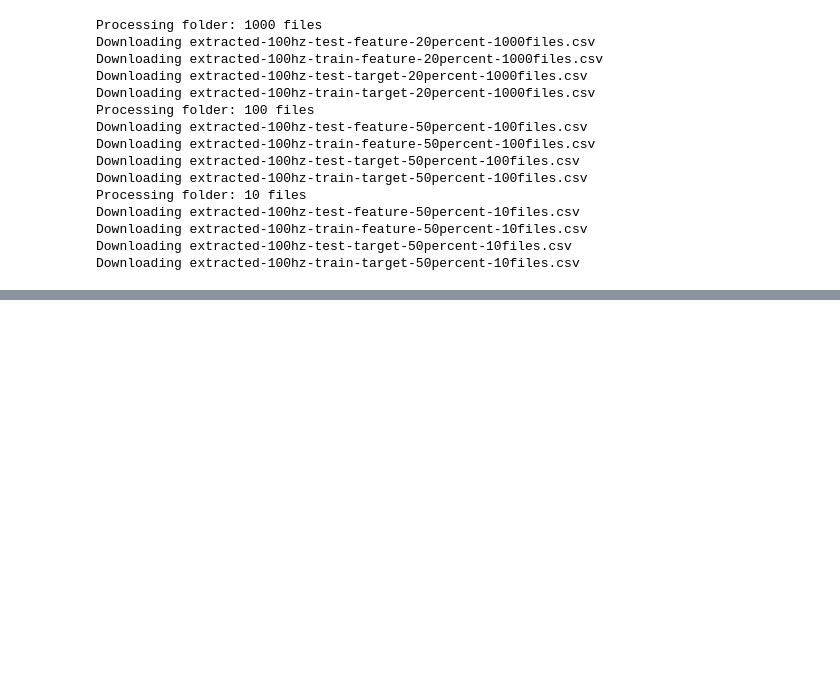
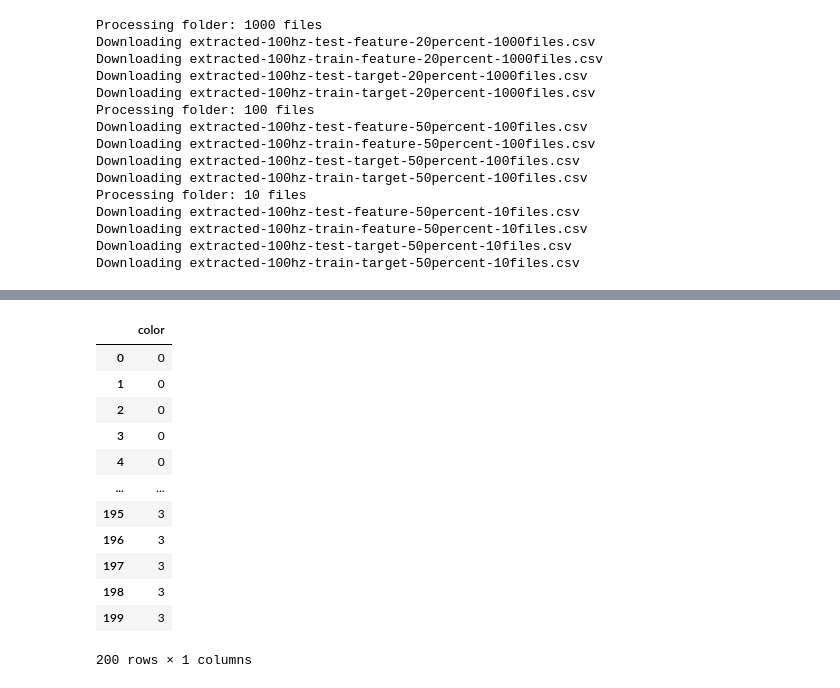
Before and after one commit to aadityane93/SortingLine-ml, a Jupyter notebook: Feature_Selection_and_Model_Training.ipynb, the cells around one changed output, grey strips where cells are left out. Cells and saved outputs as stored; diff of their text form; code cells hidden in the pictures; blank space fills up the shorter version.

```diff
--- a/Feature_Selection_and_Model_Training.ipynb
+++ b/Feature_Selection_and_Model_Training.ipynb
@@ -75,0 +123,16 @@ Downloading extracted-100hz-train-target-50percent-10files.csv
+# %%
+extracted_train_target
+# %% [output]
+|  | color |
+| 0 | 0 |
+| 1 | 0 |
+| 2 | 0 |
+| 3 | 0 |
+| 4 | 0 |
+| ... | ... |
+| 195 | 3 |
+| 196 | 3 |
+| 197 | 3 |
+| 198 | 3 |
+| 199 | 3 |
+200 rows × 1 columns
```
Also changed, not shown: parts of 9 cells of this notebook.
